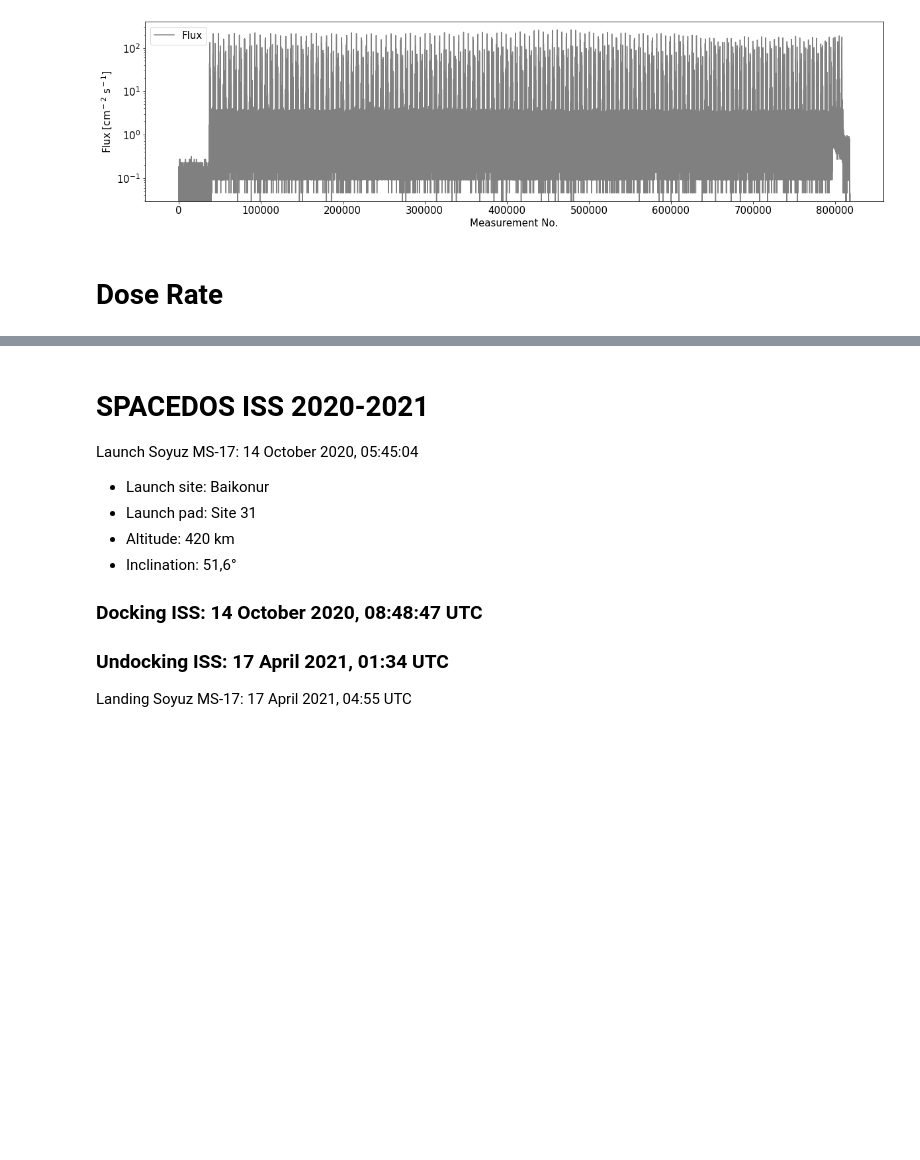
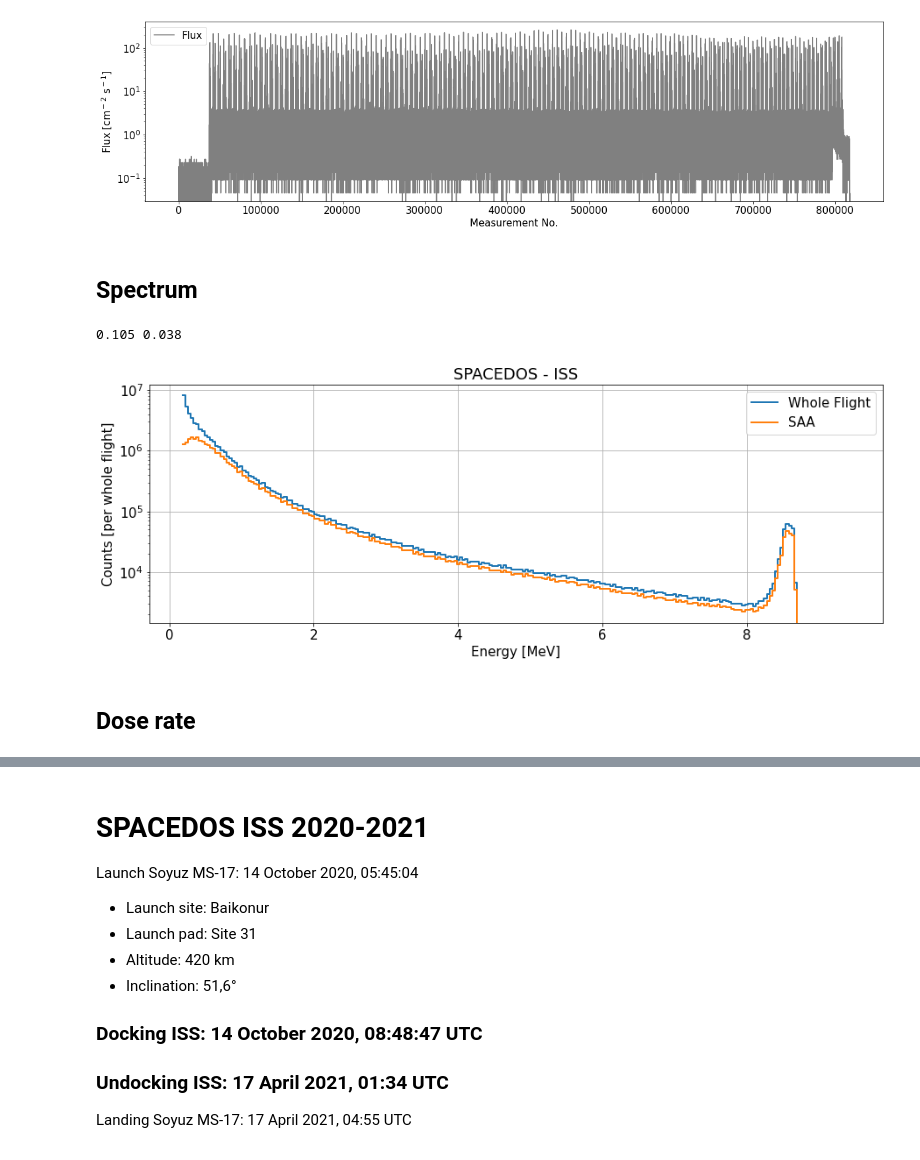
Before and after one commit to ODZ-UJF-AV-CR/ISS_SPACEDOS, a Jupyter notebook: SPACEDOS_RadLab.ipynb, the cells around one changed output, grey strips where cells are left out. Saved outputs shown, nothing was run; the diff lists cells and outputs as text; code cells hidden in the pictures; blank space fills up the shorter version.

```diff
--- a/SPACEDOS_RadLab.ipynb
+++ b/SPACEDOS_RadLab.ipynb
@@ -54,5 +54,47 @@ plt.ylabel(r'Flux [cm$^-$$^2$ s$^-$$^1$]')
 # %% [output]
 Text(0, 0.5, 'Flux [cm$^-$$^2$ s$^-$$^1$]')
 [figure]
+# %% [markdown]
+## Spectrum
+# %%
+plt.figure(figsize=(15,5))
+matplotlib.rcParams.update({'font.size': 15})
+
+LOW_ENERGY = 6
+HIGH_ENERGY = 250
+CH = 3
+
+rc.iloc[:,LOW_ENERGY] = rc.iloc[:,LOW_ENERGY] - 13 # subtracting noise from the first channel
+
+ener1 = rc.sum()[LOW_ENERGY:HIGH_ENERGY]
+ener2 = rc.loc[(rc['sum']>80)].sum()[LOW_ENERGY:HIGH_ENERGY] # SAA
+
+coef = np.array([0.,0.])
+coef[1] = 0.038
+coef[0] = 0.105
+
+print (coef[0], coef[1])
+
+e = pd.DataFrame()
+e['1'] = ener1
+e['i'] = ener1.index
+e['x'] = (e['i'].astype(float)-CH) * coef[1] + coef[0]
+
+plt.yscale('log')
+
+plt.plot(e['x'], e['1'], label='Whole Flight', lw=2, drawstyle='steps-post')
+
+e['1'] = ener2
+e['i'] = ener2.index
+plt.plot(e['x'], e['1'], label='SAA', lw=2, drawstyle='steps-post')
+
+plt.legend()
+plt.title('SPACEDOS - ISS')
+plt.xlabel('Energy [MeV]')
+plt.ylabel(r'Counts [per whole flight]')
+plt.grid()
+# %% [output]
+0.105 0.038
+[figure, added]
 # %% [markdown]
-# Dose Rate
+## Dose rate
```
Also changed, not shown: parts of 9 cells of this notebook.
